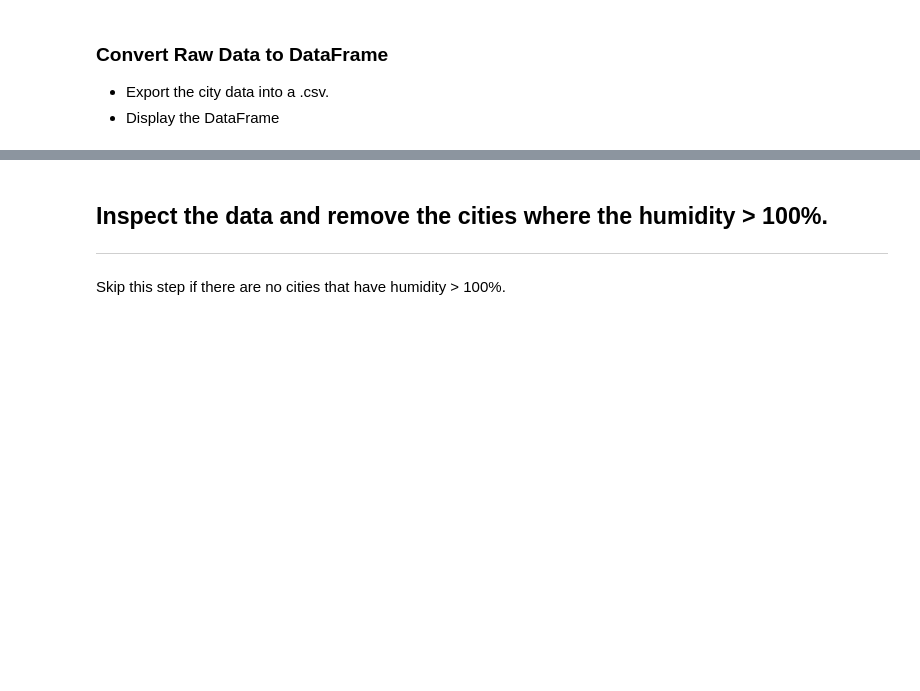
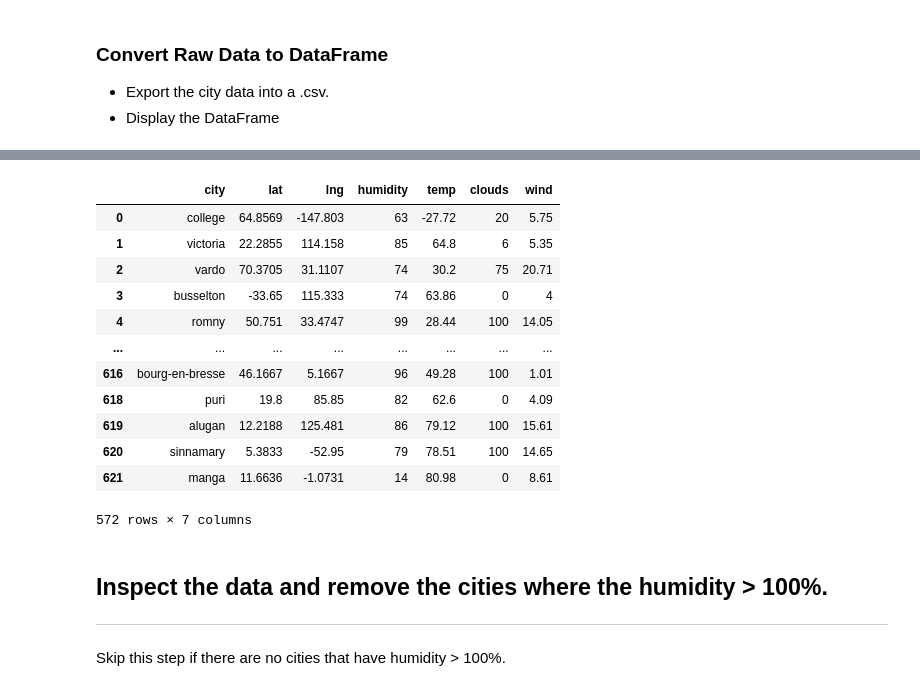
Before and after one commit to tkadamson/Weather-Vacation-APIs-with-Python, a Jupyter notebook: WeatherPy.ipynb, the cells around one changed output, grey strips where cells are left out. Saved outputs shown, nothing was run; the diff lists cells and outputs as text; code cells hidden in the pictures; blank space fills up the shorter version.

Commit message:
Fully cleaned cities data frame by dropping rows with empty values and filtering pout any cities with > 100% humidity

```diff
--- a/WeatherPy.ipynb
+++ b/WeatherPy.ipynb
@@ -123,3 +126,24 @@ we is missing field(s) ... skipping
+# %%
+#Drop row if there is an empty string in the cell
+for index, row in cities_df.iterrows():
+    if (row['lat'] == '') | (row['lng'] == '') | (row['humidity'] == '') | (row['temp'] == '') | (row['clouds'] == '') | (row['wind'] == ''):
+        cities_df.drop(index,inplace=True)
+
+cities_df
+# %% [output]
+|  | city | lat | lng | humidity | temp | clouds | wind |
+| 0 | college | 64.8569 | -147.803 | 63 | -27.72 | 20 | 5.75 |
+| 1 | victoria | 22.2855 | 114.158 | 85 | 64.8 | 6 | 5.35 |
+| 2 | vardo | 70.3705 | 31.1107 | 74 | 30.2 | 75 | 20.71 |
+| 3 | busselton | -33.65 | 115.333 | 74 | 63.86 | 0 | 4 |
+| 4 | romny | 50.751 | 33.4747 | 99 | 28.44 | 100 | 14.05 |
+| ... | ... | ... | ... | ... | ... | ... | ... |
+| 616 | bourg-en-bresse | 46.1667 | 5.1667 | 96 | 49.28 | 100 | 1.01 |
+| 618 | puri | 19.8 | 85.85 | 82 | 62.6 | 0 | 4.09 |
+| 619 | alugan | 12.2188 | 125.481 | 86 | 79.12 | 100 | 15.61 |
+| 620 | sinnamary | 5.3833 | -52.95 | 79 | 78.51 | 100 | 14.65 |
+| 621 | manga | 11.6636 | -1.0731 | 14 | 80.98 | 0 | 8.61 |
+572 rows × 7 columns
 # %% [markdown]
 ## Inspect the data and remove the cities where the humidity > 100%.
 ----
```
Also changed, not shown: parts of 5 cells of this notebook.
